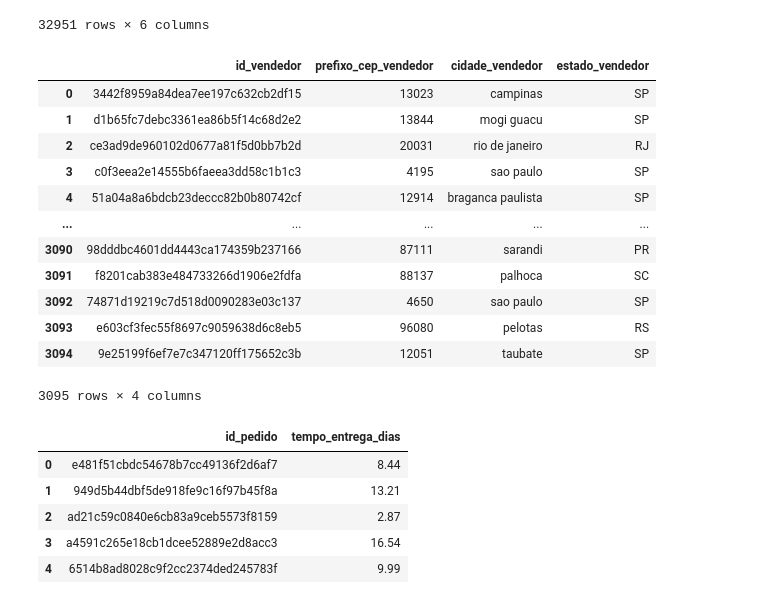
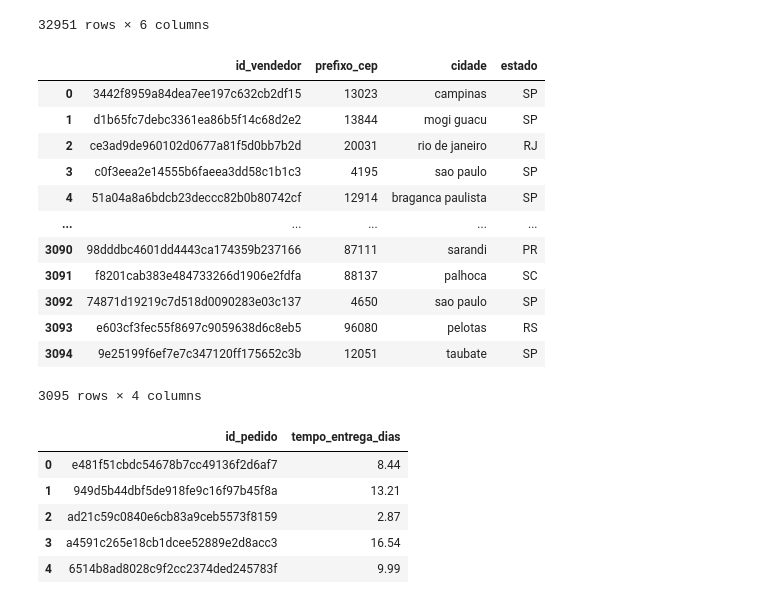
Before and after one commit to madusagii/Z-O, a Jupyter notebook: z-o.ipynb, the cells around one changed output. Saved outputs shown, nothing was run; the diff lists cells and outputs as text; code cells hidden in the pictures.

```diff
--- a/z-o.ipynb
+++ b/z-o.ipynb
@@ -179,11 +185,11 @@ df_products
 # %%
 #Área de Tratamento de df_sellers
 
-df_sellers = df_sellers.rename(columns= {'seller_id': 'id_vendedor', 'seller_zip_code_prefix': 'prefixo_cep_vendedor', 'seller_city': 'cidade_vendedor', 'seller_state': 'estado_vendedor'})
+df_sellers = df_sellers.rename(columns= {'seller_id': 'id_vendedor', 'seller_zip_code_prefix': 'prefixo_cep', 'seller_city': 'cidade', 'seller_state': 'estado'})
 df_sellers = df_sellers.drop_duplicates(subset = ['id_vendedor']).dropna(subset = ['id_vendedor'])
 df_sellers
 # %% [output]
-|  | id_vendedor | prefixo_cep_vendedor | cidade_vendedor | estado_vendedor |
+|  | id_vendedor | prefixo_cep | cidade | estado |
 | 0 | 3442f8959a84dea7ee197c632cb2df15 | 13023 | campinas | SP |
 | 1 | d1b65fc7debc3361ea86b5f14c68d2e2 | 13844 | mogi guacu | SP |
 | 2 | ce3ad9de960102d0677a81f5d0bb7b2d | 20031 | rio de janeiro | RJ |
```
Also changed, not shown: parts of 12 cells of this notebook.
